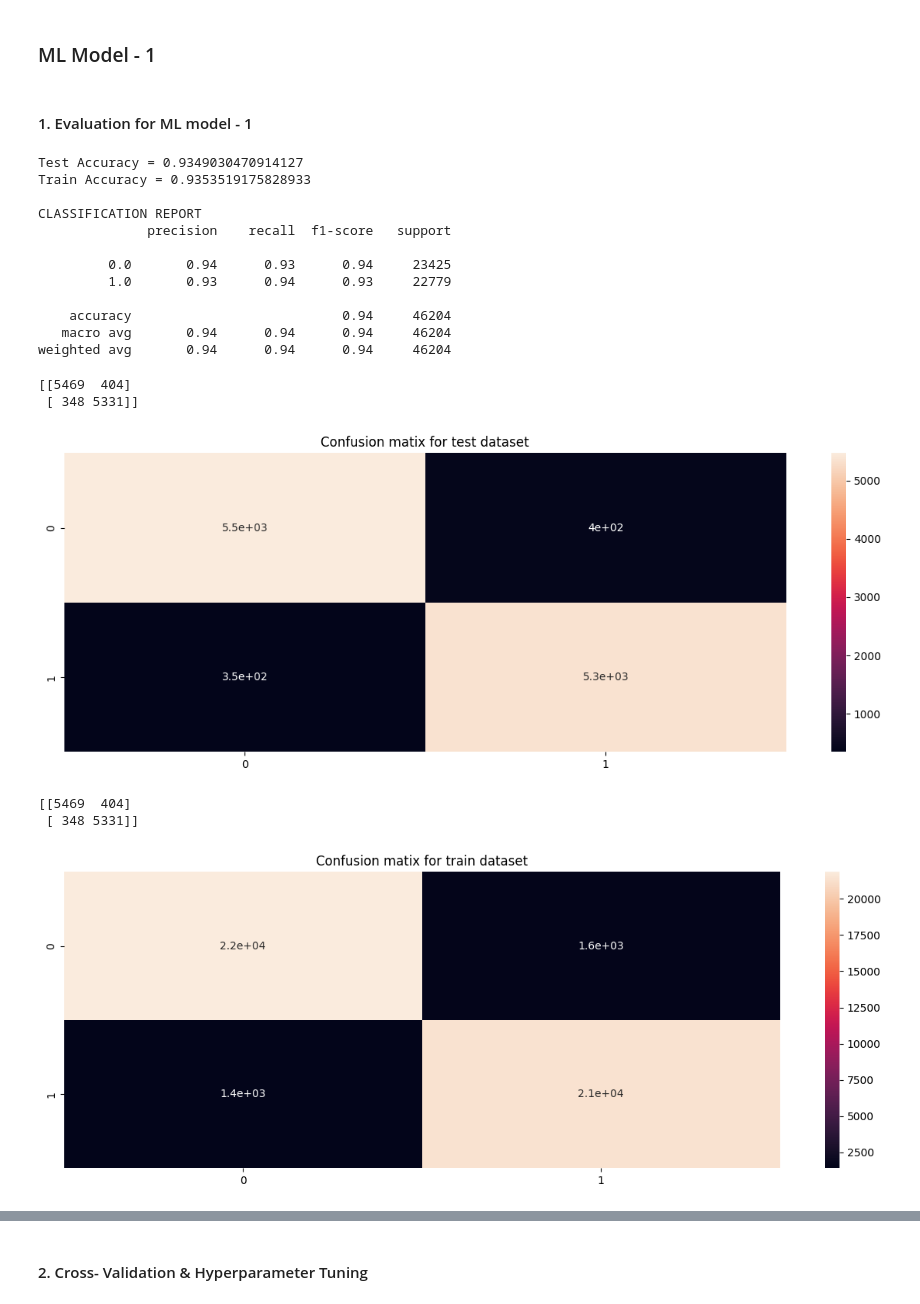
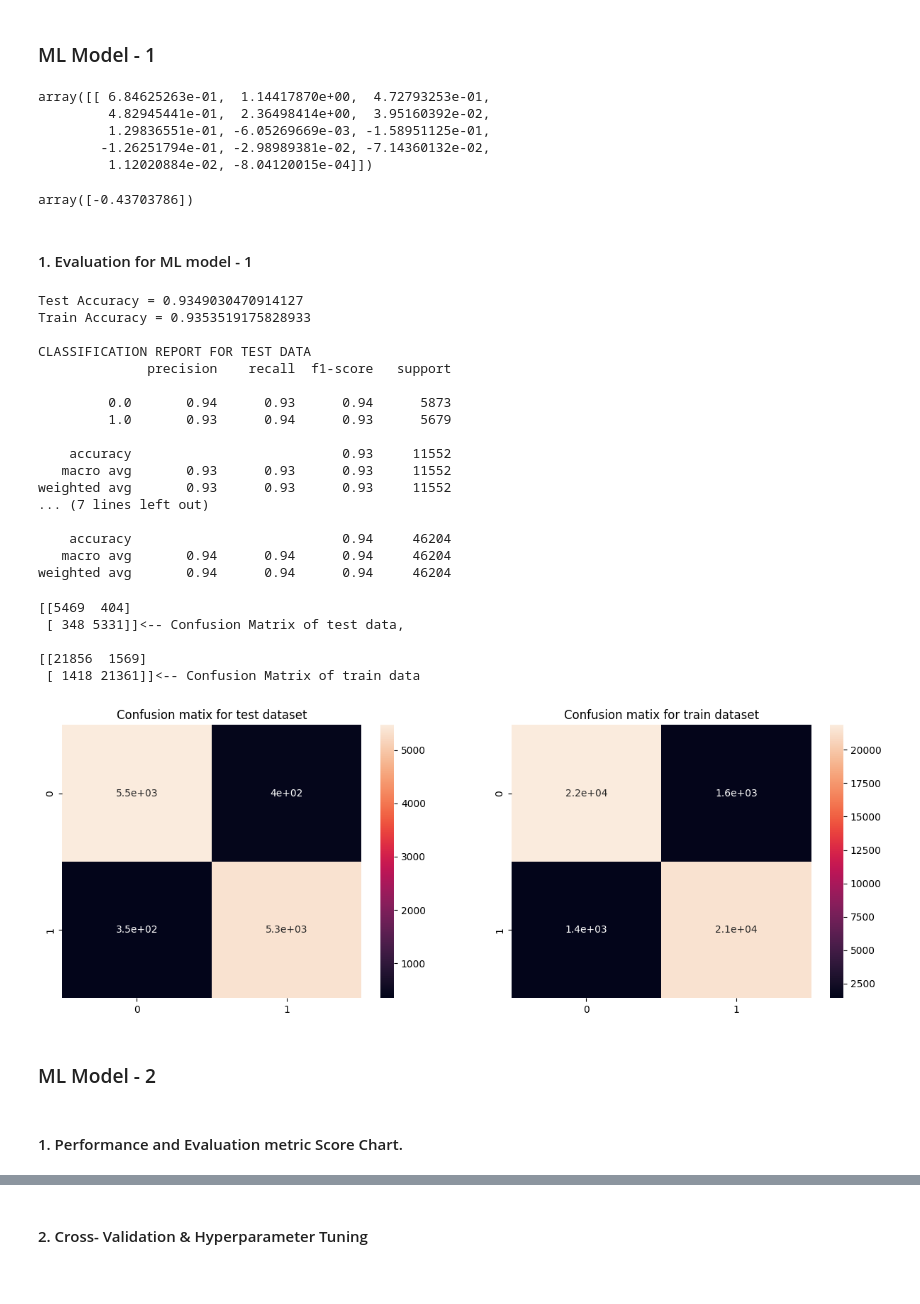
Before and after one commit to MrMRaut/Airline-Referral-Classification, a Jupyter notebook: Airline_Referral_Classification.ipynb, the cells around one changed output, grey strips where cells are left out. Cells and saved outputs as stored; diff of their text form; code cells hidden in the pictures.

```diff
--- a/Airline_Referral_Classification.ipynb
+++ b/Airline_Referral_Classification.ipynb
@@ -943,7 +934,7 @@ Name: recommended_yes, dtype: int64
 # %%
 # ML Model - 1 Implementation
 from sklearn.linear_model import LogisticRegression
-lor = LogisticRegression()
+lor = LogisticRegression(fit_intercept = True, max_iter = 10000)
 
 # Fit the Algorithm
 lor.fit(xtrain, ytrain)
@@ -951,6 +942,18 @@ lor.fit(xtrain, ytrain)
 # Predict on the model
 ytest_pred = lor.predict(xtest)
 ytrain_pred = lor.predict(xtrain)
+# %%
+lor.coef_
+# %% [output]
+array([[ 6.84625263e-01,  1.14417870e+00,  4.72793253e-01,
+         4.82945441e-01,  2.36498414e+00,  3.95160392e-02,
+         1.29836551e-01, -6.05269669e-03, -1.58951125e-01,
+        -1.26251794e-01, -2.98989381e-02, -7.14360132e-02,
+         1.12020884e-02, -8.04120015e-04]])
+# %%
+lor.intercept_
+# %% [output]
+array([-0.43703786])
 # %% [markdown]
 #### 1. Evaluation for ML model - 1
 # %%
@@ -962,37 +965,50 @@ print(f'''
 Test Accuracy = {accuracy_score(ytest, ytest_pred)}
 Train Accuracy = {accuracy_score(ytrain, ytrain_pred)}
 
-CLASSIFICATION REPORT
+CLASSIFICATION REPORT FOR TEST DATA
+{classification_report(ytest, ytest_pred)}
+
+CLASSIFICATION REPORT FOR TRAIN DATA
 {classification_report(ytrain, ytrain_pred)}
 ''')
 # %% [output]
 Test Accuracy = 0.9349030470914127
 Train Accuracy = 0.9353519175828933
 
-CLASSIFICATION REPORT
+CLASSIFICATION REPORT FOR TEST DATA
               precision    recall  f1-score   support
 
-         0.0       0.94      0.93      0.94     23425
-         1.0       0.93      0.94      0.93     22779
+         0.0       0.94      0.93      0.94      5873
+         1.0       0.93      0.94      0.93      5679
+
+    accuracy                           0.93     11552
+   macro avg       0.93      0.93      0.93     11552
+weighted avg       0.93      0.93      0.93     11552
+... (7 lines left out)
 
     accuracy                           0.94     46204
    macro avg       0.94      0.94      0.94     46204
 weighted avg       0.94      0.94      0.94     46204
 # %%
-print(confusion_matrix(ytest, ytest_pred))
+print(f'''{confusion_matrix(ytest, ytest_pred)}<-- Confusion Matrix of test data, \n\n{confusion_matrix(ytrain, ytrain_pred)}<-- Confusion Matrix of train data''')
+
+plt.figure(figsize=(15,5))
+
+plt.subplot(1,2,1)
 sns.heatmap(confusion_matrix(ytest, ytest_pred), annot = True)
 plt.title('Confusion matix for test dataset')
+
+plt.subplot(1,2,2)
+sns.heatmap(confusion_matrix(ytrain, ytrain_pred), annot = True)
+plt.title('Confusion matix for train dataset')
+
 plt.show()
 # %% [output]
 [[5469  404]
- [ 348 5331]]
+ [ 348 5331]]<-- Confusion Matrix of test data,
+
+[[21856  1569]
+ [ 1418 21361]]<-- Confusion Matrix of train data
-[figure, old version]
+[figure, new version]
-# %%
-print(confusion_matrix(ytest, ytest_pred))
-sns.heatmap(confusion_matrix(ytrain, ytrain_pred), annot = True)
-plt.title('Confusion matix for train dataset')
-plt.show()
-# %% [output]
-[[5469  404]
- [ 348 5331]]
-[figure, removed]
+# %% [markdown]
+### ML Model - 2
@@ -998,0 +1027,2 @@ plt.show()
+# %% [markdown]
+#### 1. Performance and Evaluation metric Score Chart.
```
Also changed, not shown: parts of 69 cells of this notebook.
